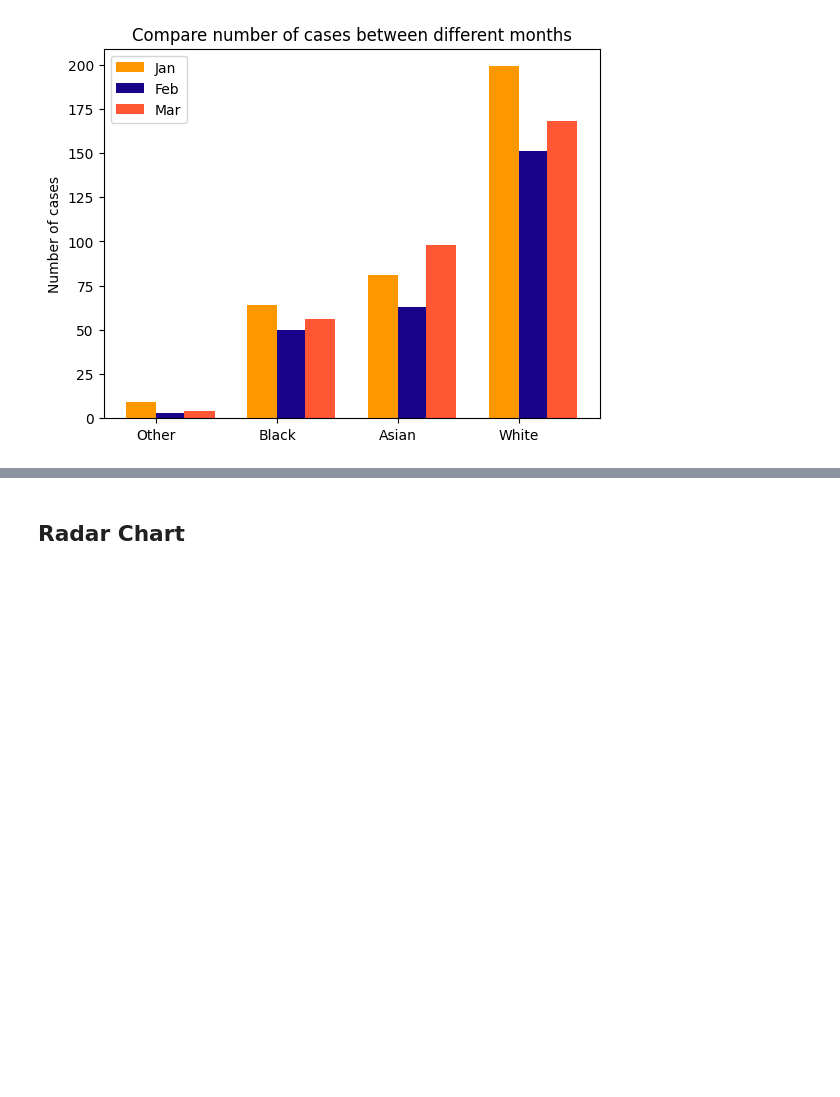
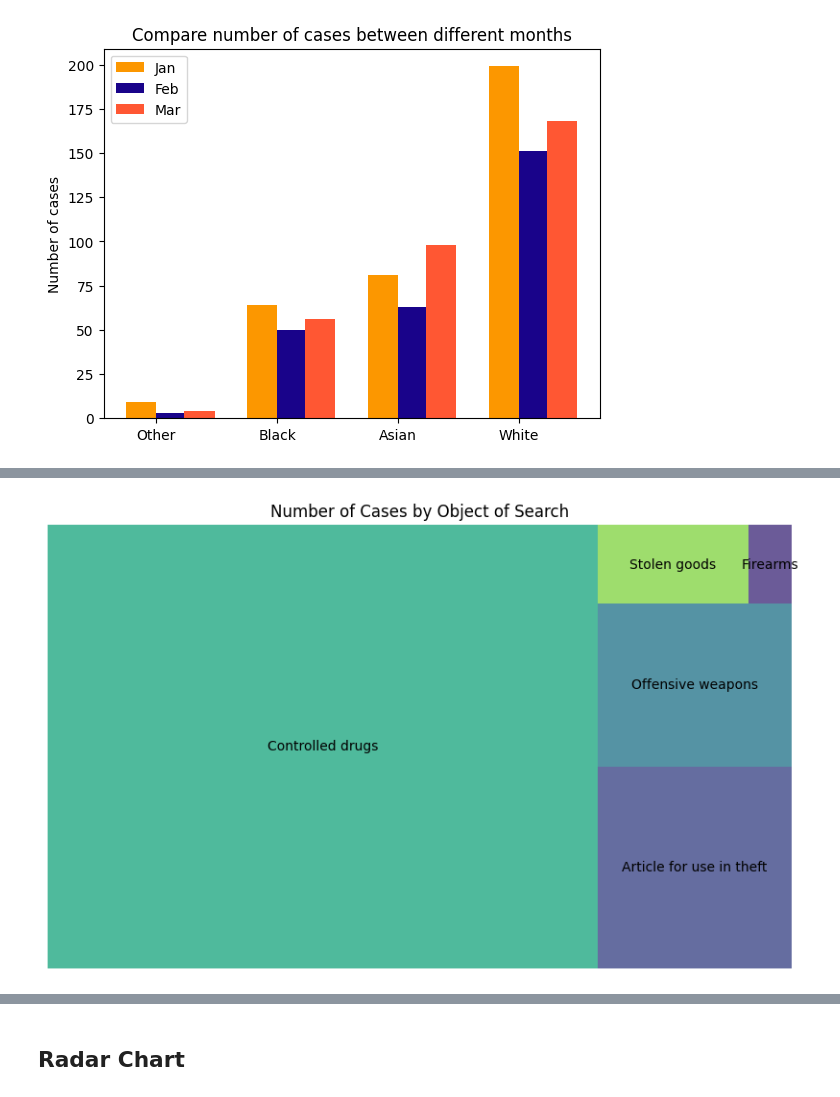
Before and after one commit to Thanyarat281-6/dataviz2025, a Jupyter notebook: Visualize_Data_Comparison_2025.ipynb, the cells around one changed output, grey strips where cells are left out. Cells and saved outputs as stored; diff of their text form; code cells hidden in the pictures; blank space fills up the shorter version.

```diff
--- a/Visualize_Data_Comparison_2025.ipynb
+++ b/Visualize_Data_Comparison_2025.ipynb
@@ -824,0 +322,13 @@ Successfully installed squarify-0.4.4
+# %%
+import squarify
+# Calculate the count of cases for each 'Object of search'
+data_jan = pd.read_csv(data1)
+object_counts = data_jan['Object of search'].value_counts()
+# Create the treemap
+plt.figure(figsize=(10, 6))
+squarify.plot(sizes=object_counts.values, label=object_counts.index, alpha=.8)
+plt.title('Number of Cases by Object of Search')
+plt.axis('off')
+plt.show();
+# %% [output]
+[figure, added]
```
Also changed, not shown: parts of 63 cells of this notebook.
